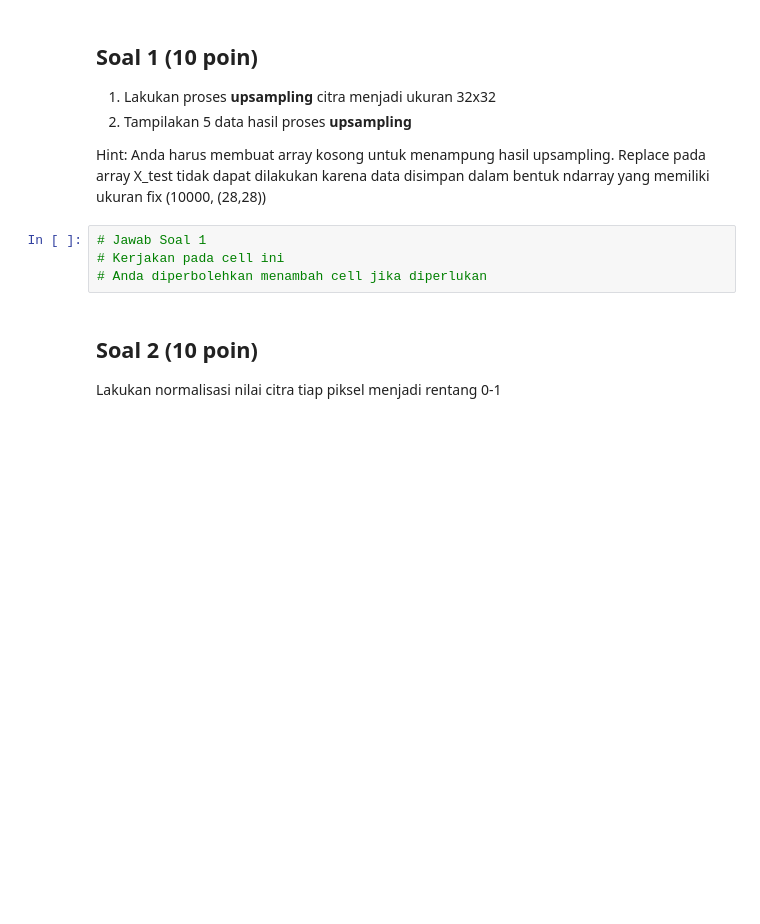
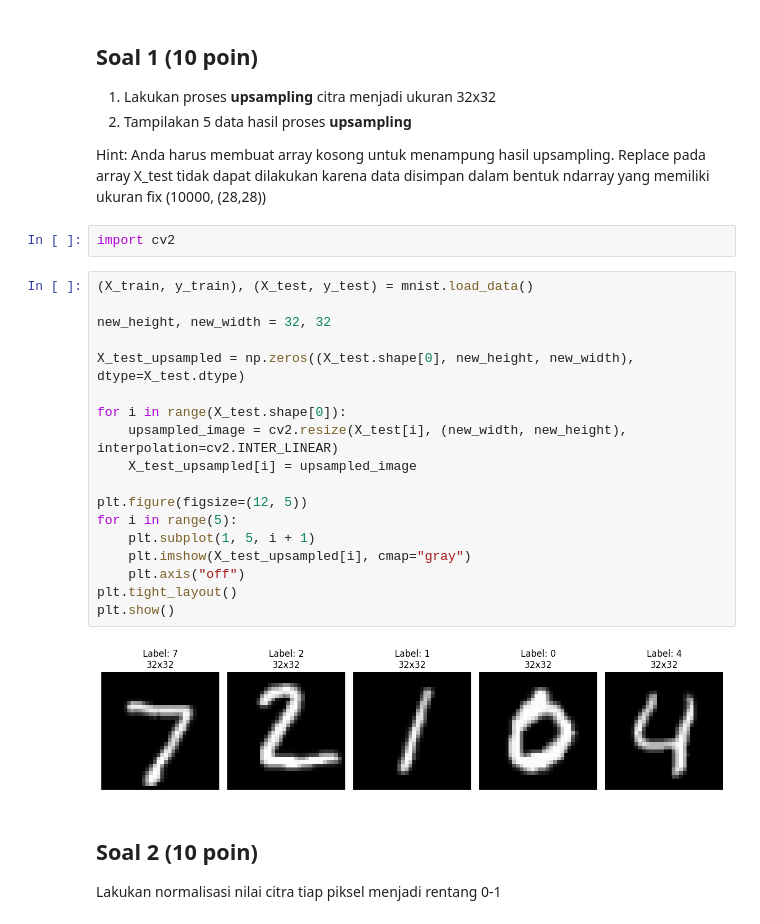
Before and after one commit to SatrioHubs/meMachine_Learning_2025, a Jupyter notebook: Satrio_Ahmad_Ramadhani_2341720163_27_KUIS1_ML.ipynb, the cells around one changed output. Cells and saved outputs as stored; diff of their text form; blank space fills up the shorter version.

```diff
--- a/Satrio_Ahmad_Ramadhani_2341720163_27_KUIS1_ML.ipynb
+++ b/Satrio_Ahmad_Ramadhani_2341720163_27_KUIS1_ML.ipynb
@@ -294,10 +294,28 @@ plt.show()
 2. Tampilakan 5 data hasil proses **upsampling**
 
 Hint: Anda harus membuat array kosong untuk menampung hasil upsampling. Replace pada array X_test tidak dapat dilakukan karena data disimpan dalam bentuk ndarray yang memiliki ukuran fix (10000, (28,28))
-# %%
-# Jawab Soal 1
-# Kerjakan pada cell ini
-# Anda diperbolehkan menambah cell jika diperlukan
+# %%
+import cv2
+# %%
+(X_train, y_train), (X_test, y_test) = mnist.load_data()
+
+new_height, new_width = 32, 32
+
+X_test_upsampled = np.zeros((X_test.shape[0], new_height, new_width), dtype=X_test.dtype)
+
+for i in range(X_test.shape[0]):
+    upsampled_image = cv2.resize(X_test[i], (new_width, new_height), interpolation=cv2.INTER_LINEAR)
+    X_test_upsampled[i] = upsampled_image
+
+plt.figure(figsize=(12, 5))
+for i in range(5):
+    plt.subplot(1, 5, i + 1)
+    plt.imshow(X_test_upsampled[i], cmap="gray")
+    plt.axis("off")
+plt.tight_layout()
+plt.show()
+# %% [output]
+[figure, added]
 # %% [markdown]
 ## Soal 2 (10 poin)
 Lakukan normalisasi nilai citra tiap piksel menjadi rentang 0-1
```
